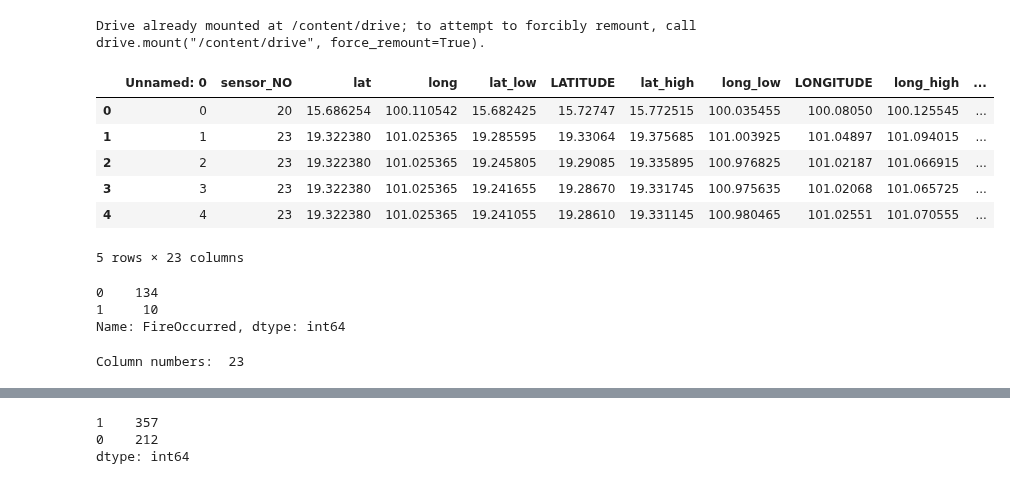
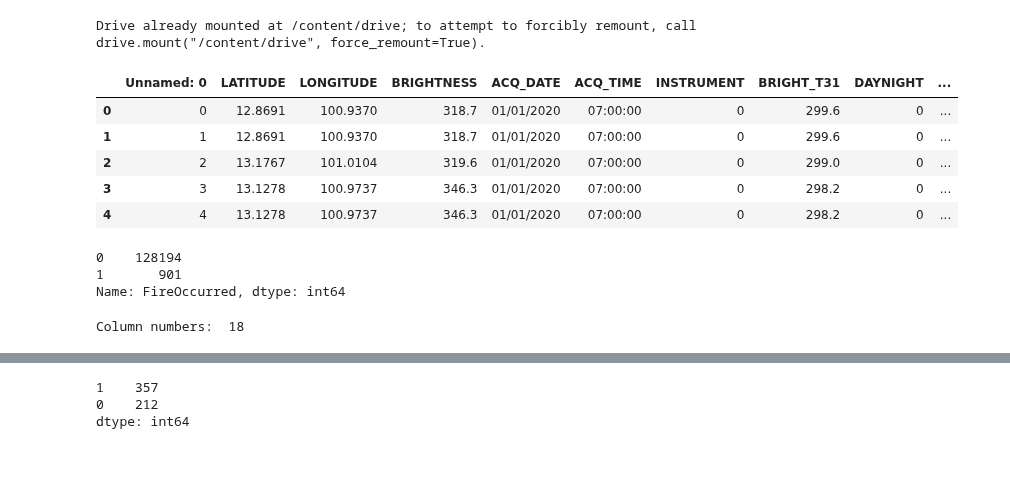
Before and after one commit to ManapatWeeramongkolkul/ForestFireML, a Jupyter notebook: Code.ipynb, the cells around one changed output, grey strips where cells are left out. Cells and saved outputs as stored; diff of their text form; code cells hidden in the pictures.

```diff
--- a/Code.ipynb
+++ b/Code.ipynb
@@ -767,27 +767,26 @@ drive.mount('/content/drive')
 # %% [output]
 Drive already mounted at /content/drive; to attempt to forcibly remount, call drive.mount("/content/drive", force_remount=True).
 # %%
-# df1 = pd.read_csv("/content/drive/MyDrive/Senior Project/Datasets/test_gee.csv")
-df1 = pd.read_csv("/content/drive/MyDrive/Senior Project/Datasets/test.csv")
+df1 = pd.read_csv("/content/drive/MyDrive/Senior Project/Datasets/test_gee.csv")
+# df1 = pd.read_csv("/content/drive/MyDrive/Senior Project/Datasets/test.csv")
 df1.head()
 # %% [output]
-|  | Unnamed: 0 | sensor_NO | lat | long | lat_low | LATITUDE | lat_high | long_low | LONGITUDE | long_high | ... |
-| 0 | 0 | 20 | 15.686254 | 100.110542 | 15.682425 | 15.72747 | 15.772515 | 100.035455 | 100.08050 | 100.125545 | ... |
-| 1 | 1 | 23 | 19.322380 | 101.025365 | 19.285595 | 19.33064 | 19.375685 | 101.003925 | 101.04897 | 101.094015 | ... |
-| 2 | 2 | 23 | 19.322380 | 101.025365 | 19.245805 | 19.29085 | 19.335895 | 100.976825 | 101.02187 | 101.066915 | ... |
-| 3 | 3 | 23 | 19.322380 | 101.025365 | 19.241655 | 19.28670 | 19.331745 | 100.975635 | 101.02068 | 101.065725 | ... |
-| 4 | 4 | 23 | 19.322380 | 101.025365 | 19.241055 | 19.28610 | 19.331145 | 100.980465 | 101.02551 | 101.070555 | ... |
+|  | Unnamed: 0 | LATITUDE | LONGITUDE | BRIGHTNESS | ACQ_DATE | ACQ_TIME | INSTRUMENT | BRIGHT_T31 | DAYNIGHT | ... |
+| 0 | 0 | 12.8691 | 100.9370 | 318.7 | 01/01/2020 | 07:00:00 | 0 | 299.6 | 0 | ... |
+| 1 | 1 | 12.8691 | 100.9370 | 318.7 | 01/01/2020 | 07:00:00 | 0 | 299.6 | 0 | ... |
+| 2 | 2 | 13.1767 | 101.0104 | 319.6 | 01/01/2020 | 07:00:00 | 0 | 299.0 | 0 | ... |
+| 3 | 3 | 13.1278 | 100.9737 | 346.3 | 01/01/2020 | 07:00:00 | 0 | 298.2 | 0 | ... |
+| 4 | 4 | 13.1278 | 100.9737 | 346.3 | 01/01/2020 | 07:00:00 | 0 | 298.2 | 0 | ... |
-5 rows × 23 columns
 # %%
 df1['FireOccurred'].value_counts()
 # %% [output]
-0    134
-1     10
+0    128194
+1       901
 Name: FireOccurred, dtype: int64
 # %%
 print("Column numbers: ", len(df1.columns))
 # %% [output]
-Column numbers:  23
+Column numbers:  18
 # %%
 X = df1.drop('FireOccurred', axis=1)
 y = df1['FireOccurred']
```
Also changed, not shown: parts of 8 cells of this notebook.
